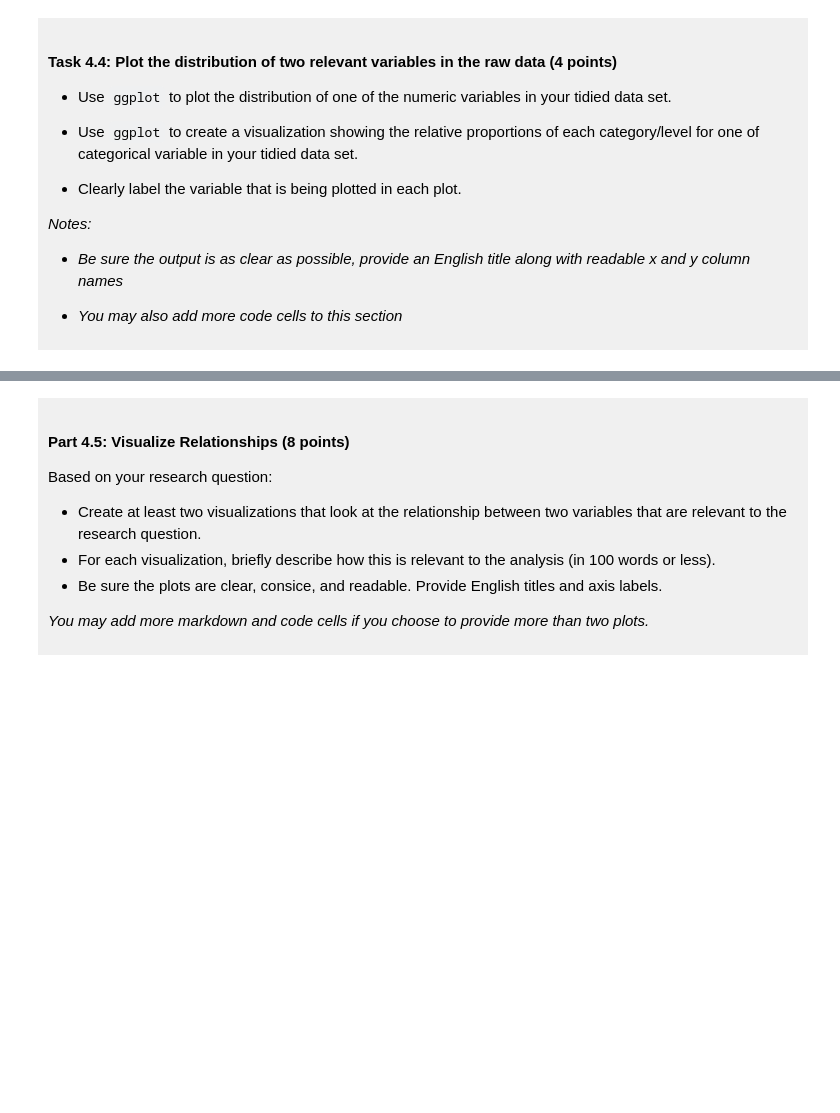
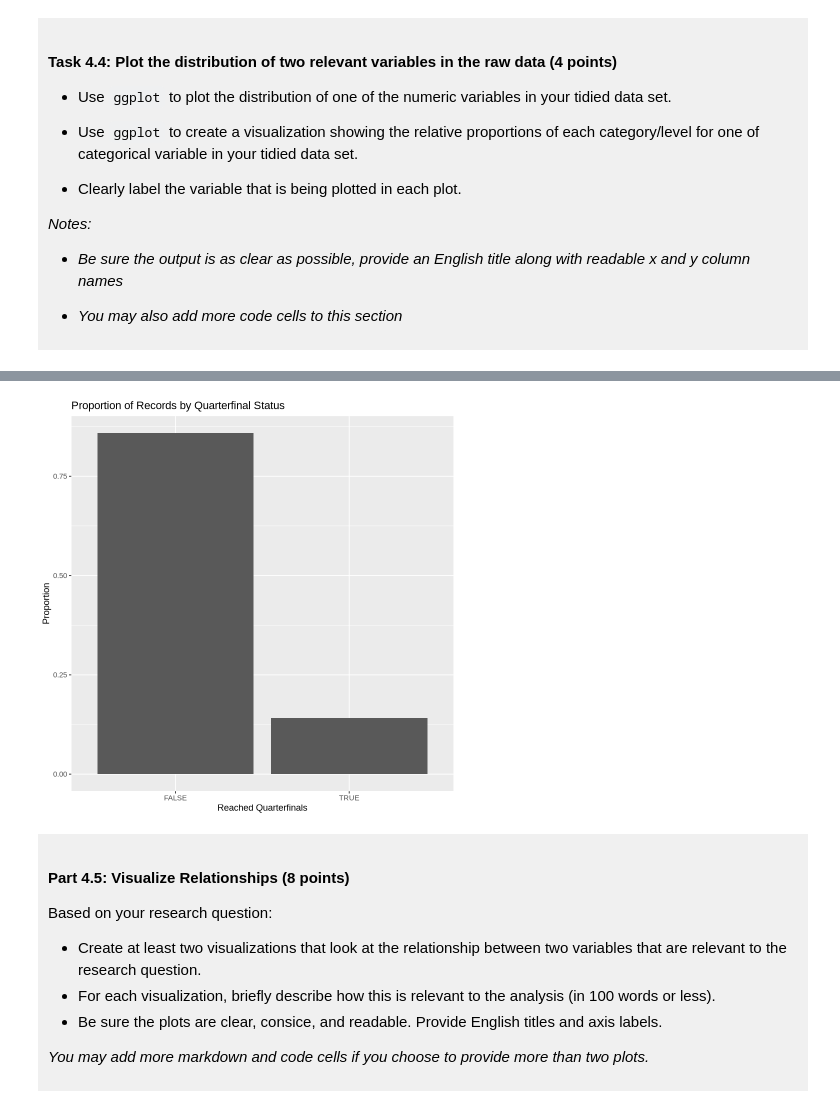
Before and after one commit to zzilbap/dsci-100-project-david-kim, a Jupyter notebook: dsci-100-project-notebook.ipynb, the cells around one changed output, grey strips where cells are left out. Drawn from its saved outputs; the diff is of its cells as text; code cells hidden in the pictures; blank space fills up the shorter version.

```diff
--- a/dsci-100-project-notebook.ipynb
+++ b/dsci-100-project-notebook.ipynb
@@ -308,5 +378,25 @@ You will refine your research question (if needed) and produce a tidy data set.
 # %%
-### EDIT THIS CODE CELL FOR PLOT 2 ###
+# count records in each category and calculate their proportions
+quarterfinal_proportions <- simple_data |>
+group_by(quarterfinal) |>
+summarize(count = n()) |>
+mutate(proportion = count / sum(count))
+
+#plot the  proportion of records in each category
+quarterfinal_distribution <- ggplot (
+    quarterfinal_proportions,
+    aes(x = quarterfinal, y = proportion)
+) +
+geom_bar(stat = "identity") +
+labs(
+    title = "Proportion of Records by Quarterfinal Status",
+    x = "Reached Quarterfinals",
+    y = "Proportion"
+)
+
+quarterfinal_distribution
+# %% [output]
+[figure, added]
 # %% [markdown]
 <div style="background-color: #f0f0f0; padding: 10px;">
 
```
Also changed, not shown: parts of 10 cells of this notebook.
